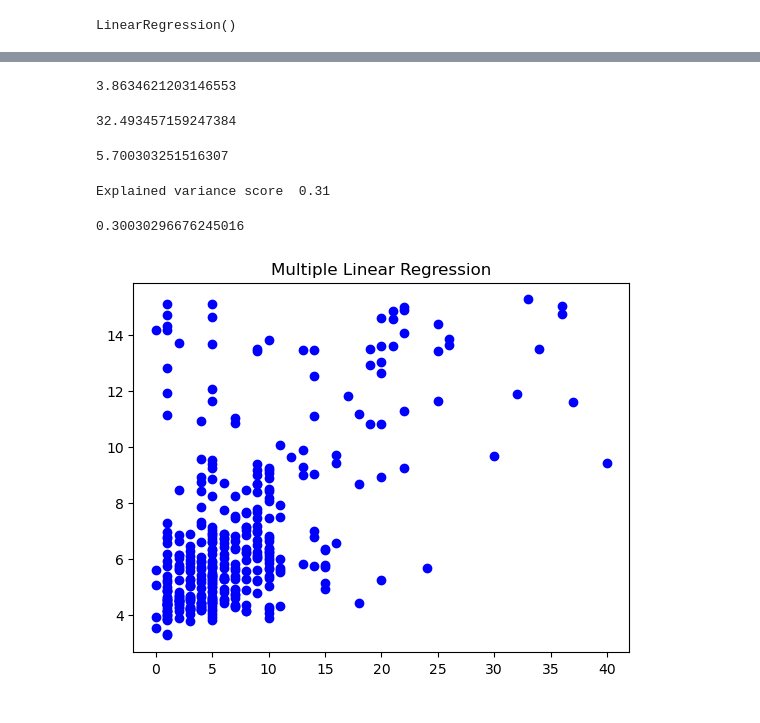
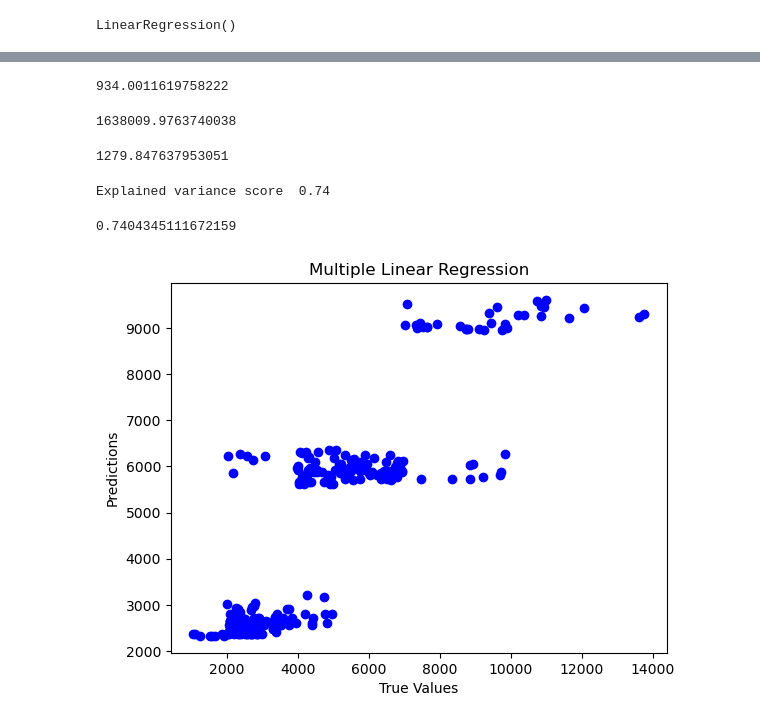
Before and after one commit to OttoDyva/MP3-Prediction-by-Machine-Learning, a Jupyter notebook: MachineLearning.ipynb, the cells around one changed output, grey strips where cells are left out. Drawn from its saved outputs; the diff is of its cells as text; code cells hidden in the pictures.

```diff
--- a/MachineLearning.ipynb
+++ b/MachineLearning.ipynb
@@ -169,5 +169,5 @@ print(data['Over18'].unique())
 # %%
-data.drop(['Over18'], axis=1, inplace=True)
+df.drop(['Over18'], axis=1, inplace=True)
 # %%
 object_cols = df.select_dtypes(include='object').columns
 
@@ -517,7 +589,7 @@ weighted avg       0.51      0.51      0.47       294
 # %%
-feature_cols = ['MonthlyIncome', 'HourlyRate', 'DailyRate']
+feature_cols = ['JobLevel', 'TotalWorkingYears']
 
-X = data[feature_cols]
+X = df[feature_cols]
 
 # print the first 5 rows
 X.head()
@@ -531,5 +603,5 @@ X.head()
 # %%
-y = data['YearsAtCompany']
+y = df['MonthlyIncome']
 
 # print the first 5 values
 y.head()
@@ -639,28 +709,30 @@ from sklearn import metrics
 # %%
 print(metrics.mean_absolute_error(y_test, y_predicted))
 # %% [output]
-3.8634621203146553
+934.0011619758222
 # %%
 print(metrics.mean_squared_error(y_test, y_predicted))
 # %% [output]
-32.493457159247384
+1638009.9763740038
 # %%
 print(np.sqrt(metrics.mean_squared_error(y_test, y_predicted)))
 # %% [output]
-5.700303251516307
+1279.847637953051
 # %%
 eV = round(sm.explained_variance_score(y_test, y_predicted), 2)
 print('Explained variance score ',eV )
 # %% [output]
-Explained variance score  0.31
+Explained variance score  0.74
 # %%
 r2_score(y_test, y_predicted)
 # %% [output]
-0.30030296676245016
+0.7404345111672159
 # %%
 # Visualise the regression results
 plt.title('Multiple Linear Regression')
 plt.scatter(y_test, y_predicted, color='blue')
+plt.xlabel('True Values')
+plt.ylabel('Predictions')
 plt.show()
 # %% [output]
-[figure, old version]
+[figure, new version]
```
Also changed, not shown: parts of 34 cells of this notebook, 1 other file.
